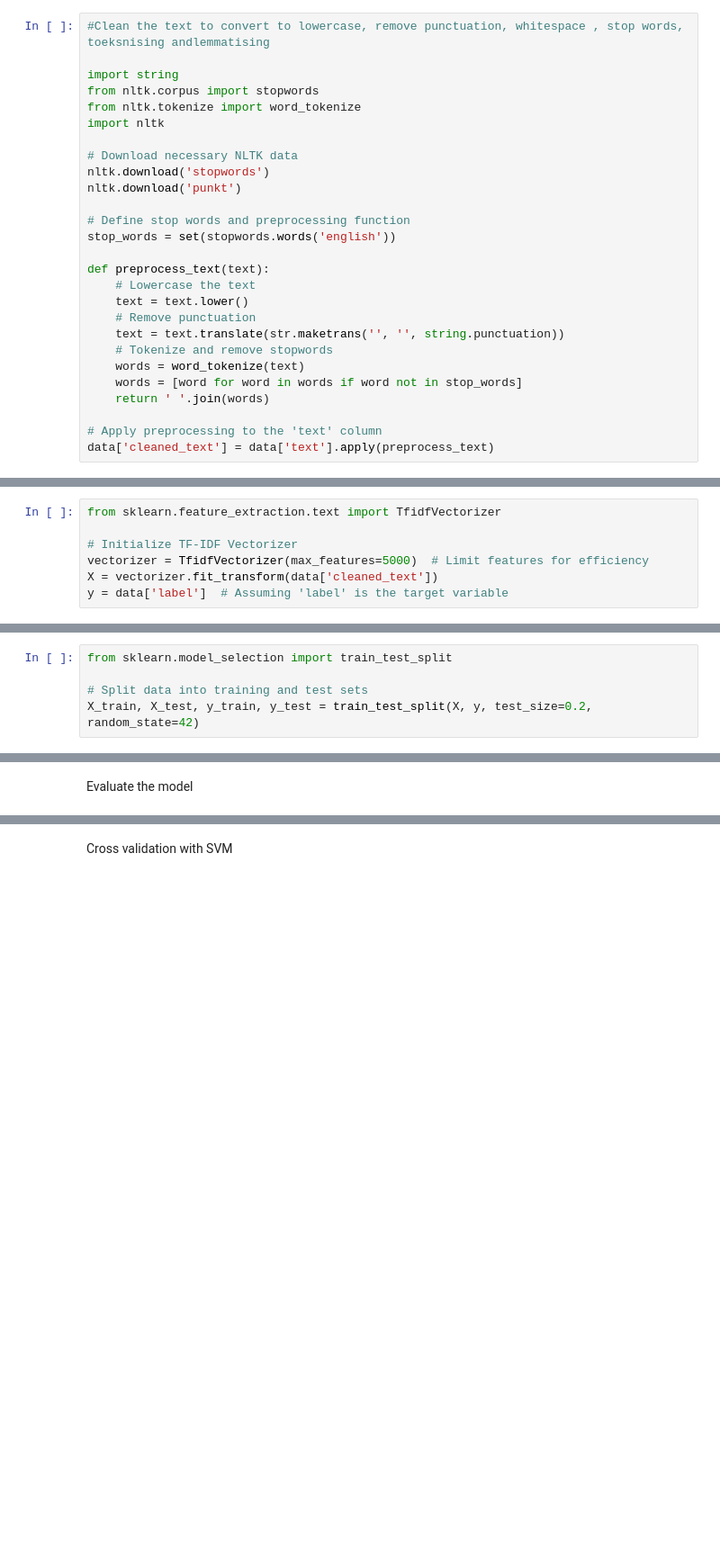
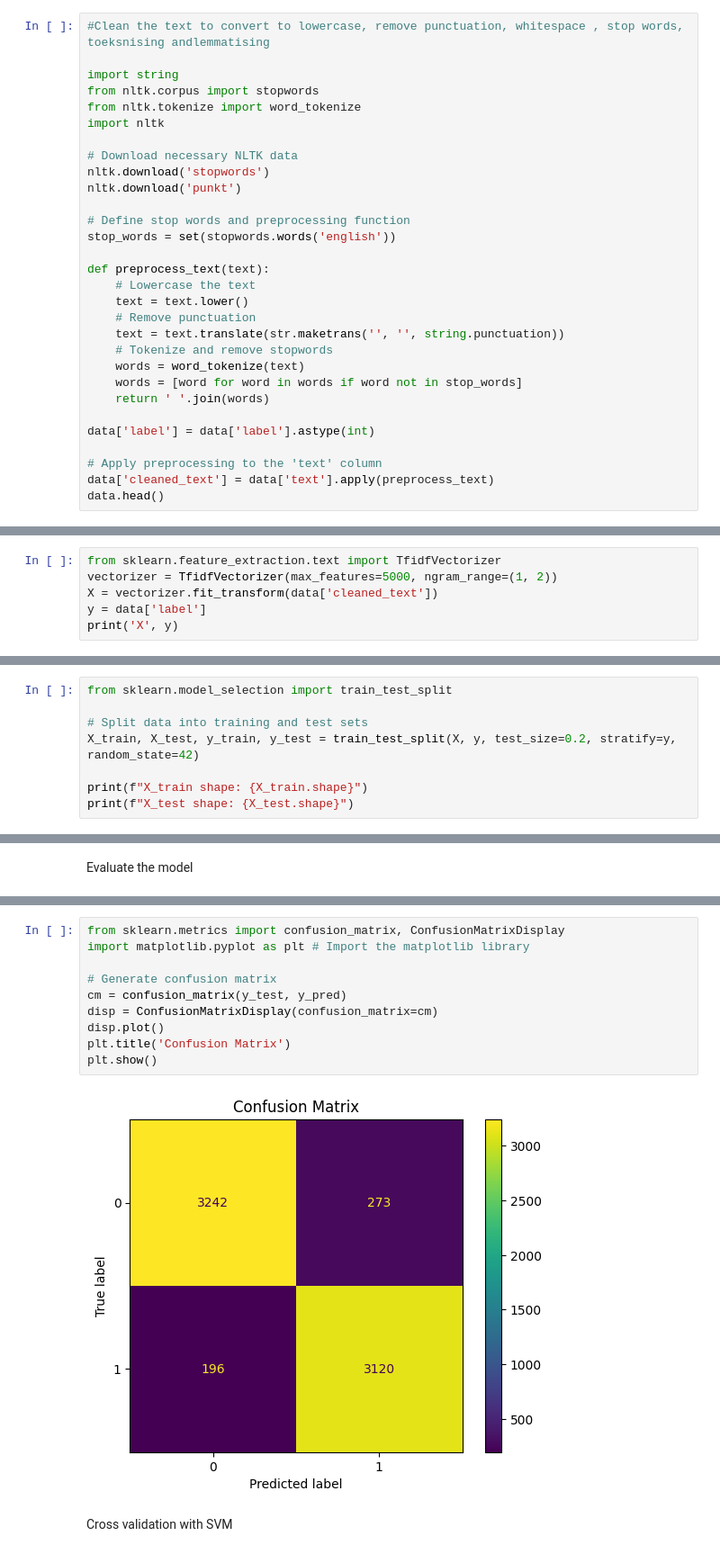
Before and after one commit to Cutie-tee/nlp_project, a Jupyter notebook: nlp_textclassification.ipynb, the cells around one changed output, grey strips where cells are left out. Shown at 90% size. Saved outputs shown, nothing was run; the diff lists cells and outputs as text; blank space fills up the shorter version.

Commit message:
Hypertuned the Logtis and SVM models and  added graphs for visualisation

```diff
--- a/nlp_textclassification.ipynb
+++ b/nlp_textclassification.ipynb
@@ -53,8 +61,11 @@ def preprocess_text(text):
     words = [word for word in words if word not in stop_words]
     return ' '.join(words)
 
+data['label'] = data['label'].astype(int)
+
 # Apply preprocessing to the 'text' column
 data['cleaned_text'] = data['text'].apply(preprocess_text)
+data.head()
 # %% [output]
 [nltk_data] Downloading package stopwords to /root/nltk_data...
 [nltk_data]   Unzipping corpora/stopwords.zip.
@@ -73,8 +81,7 @@ y = data['label']  # Assuming 'label' column is already numeric; if not, convert
  Vectorize Text Data with TF-IDF
 # %%
 from sklearn.feature_extraction.text import TfidfVectorizer
-
-# Initialize TF-IDF Vectorizer
-vectorizer = TfidfVectorizer(max_features=5000)  # Limit features for efficiency
+vectorizer = TfidfVectorizer(max_features=5000, ngram_range=(1, 2))
 X = vectorizer.fit_transform(data['cleaned_text'])
-y = data['label']  # Assuming 'label' is the target variable
+y = data['label']
+print('X', y)
@@ -84,4 +104,7 @@ Train-Test Split
 from sklearn.model_selection import train_test_split
 
 # Split data into training and test sets
-X_train, X_test, y_train, y_test = train_test_split(X, y, test_size=0.2, random_state=42)
+X_train, X_test, y_train, y_test = train_test_split(X, y, test_size=0.2, stratify=y,  random_state=42)
+
+print(f"X_train shape: {X_train.shape}")
+print(f"X_test shape: {X_test.shape}")
@@ -119,3 +148,15 @@ weighted avg       0.94      0.94      0.94      6831
+# %%
+from sklearn.metrics import confusion_matrix, ConfusionMatrixDisplay
+import matplotlib.pyplot as plt # Import the matplotlib library
+
+# Generate confusion matrix
+cm = confusion_matrix(y_test, y_pred)
+disp = ConfusionMatrixDisplay(confusion_matrix=cm)
+disp.plot()
+plt.title('Confusion Matrix')
+plt.show()
+# %% [output]
+[figure, added]
 # %% [markdown]
 Cross validation with SVM
 # %%
```
Also changed, not shown: parts of 16 cells of this notebook.
